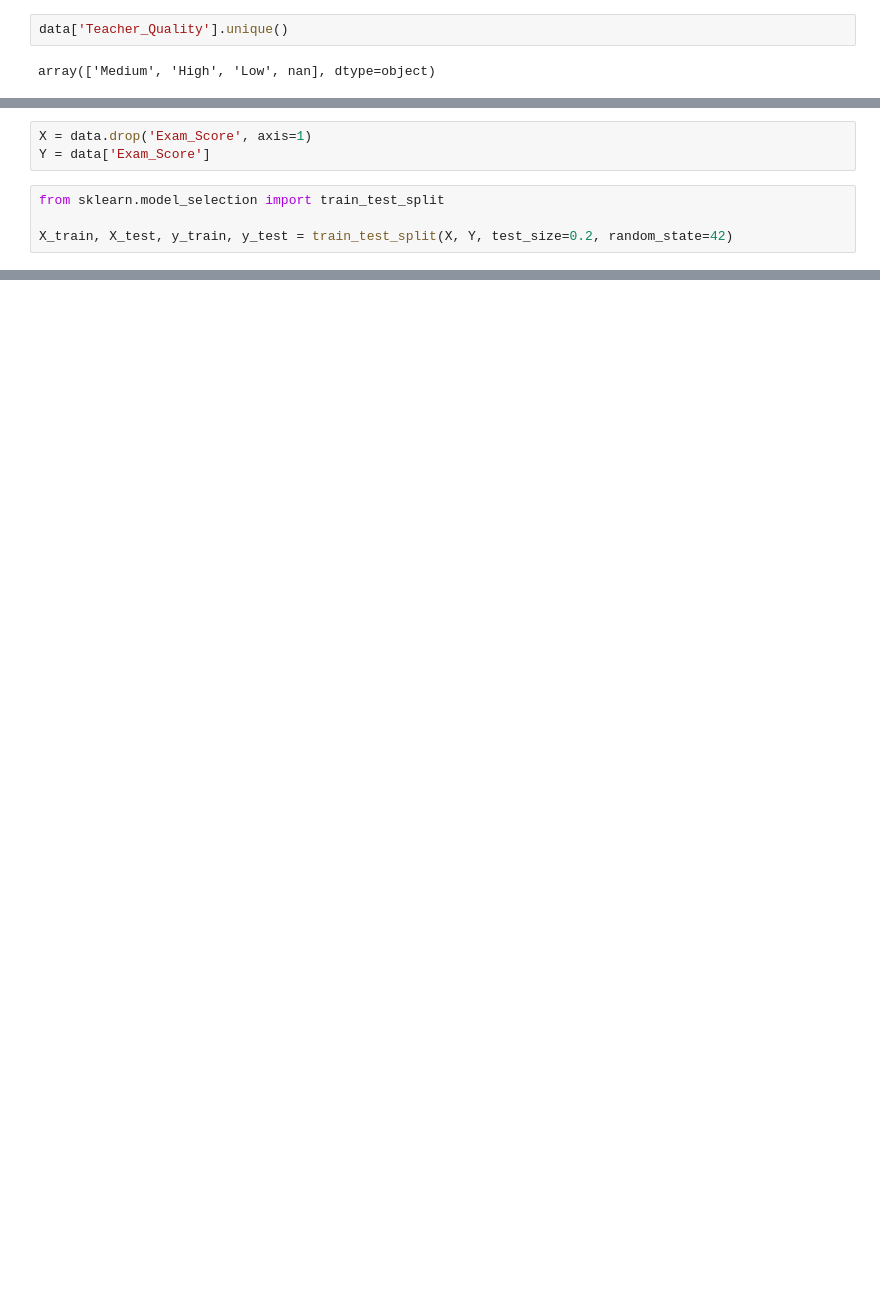
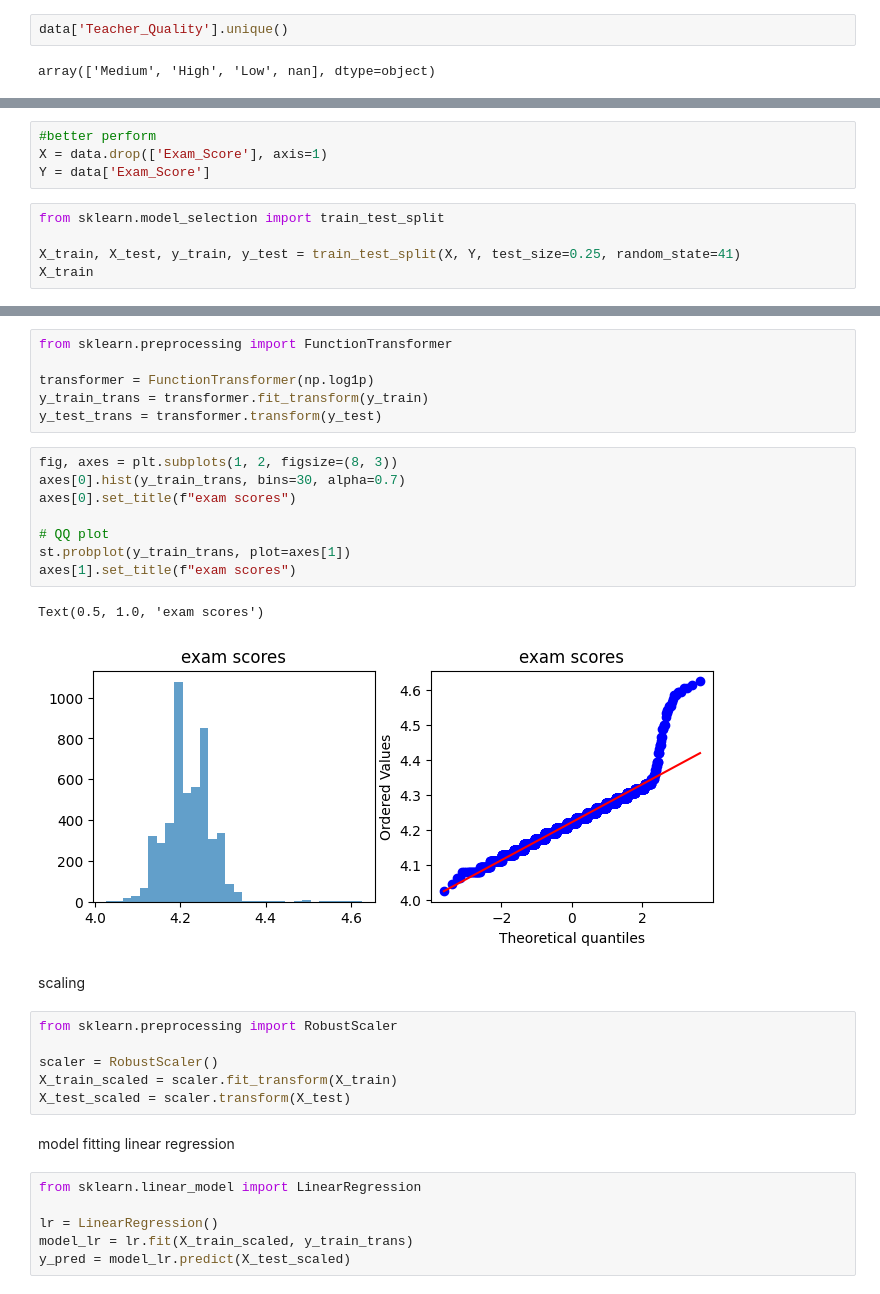
Before and after one commit to rameenhamad/Elvovo_ML_Internship_Tasks, a Jupyter notebook: 1_Student_Score_Prediction.ipynb, the cells around one changed output, grey strips where cells are left out. Drawn from its saved outputs; the diff is of its cells as text; blank space fills up the shorter version.

```diff
--- a/1_Student_Score_Prediction.ipynb
+++ b/1_Student_Score_Prediction.ipynb
@@ -71,7 +102,9 @@ Name: count, dtype: int64
 # %%
-X = data.drop('Exam_Score', axis=1)
+#better perform
+X = data.drop(['Exam_Score'], axis=1)
 Y = data['Exam_Score']
 # %%
 from sklearn.model_selection import train_test_split
 
-X_train, X_test, y_train, y_test = train_test_split(X, Y, test_size=0.2, random_state=42)
+X_train, X_test, y_train, y_test = train_test_split(X, Y, test_size=0.25, random_state=41)
+X_train
@@ -84,0 +139,33 @@ transformer = ColumnTransformer(
+# %%
+from sklearn.preprocessing import FunctionTransformer
+
+transformer = FunctionTransformer(np.log1p)
+y_train_trans = transformer.fit_transform(y_train)
+y_test_trans = transformer.transform(y_test)
+# %%
+fig, axes = plt.subplots(1, 2, figsize=(8, 3))
+axes[0].hist(y_train_trans, bins=30, alpha=0.7)
+axes[0].set_title(f"exam scores")
+
+# QQ plot
+st.probplot(y_train_trans, plot=axes[1])
+axes[1].set_title(f"exam scores")
+# %% [output]
+Text(0.5, 1.0, 'exam scores')
+[figure, added]
+# %% [markdown]
+scaling
+# %%
+from sklearn.preprocessing import RobustScaler
+
+scaler = RobustScaler()
+X_train_scaled = scaler.fit_transform(X_train)
+X_test_scaled = scaler.transform(X_test)
+# %% [markdown]
+model fitting linear regression
+# %%
+from sklearn.linear_model import LinearRegression
+
+lr = LinearRegression()
+model_lr = lr.fit(X_train_scaled, y_train_trans)
+y_pred = model_lr.predict(X_test_scaled)
```
Also changed, not shown: parts of 24 cells of this notebook.
